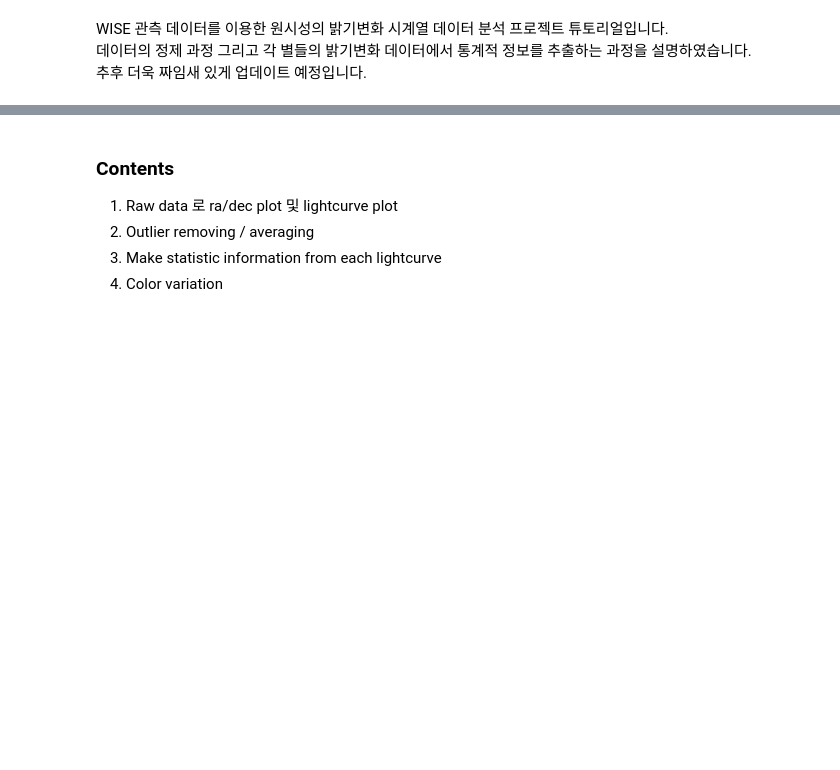
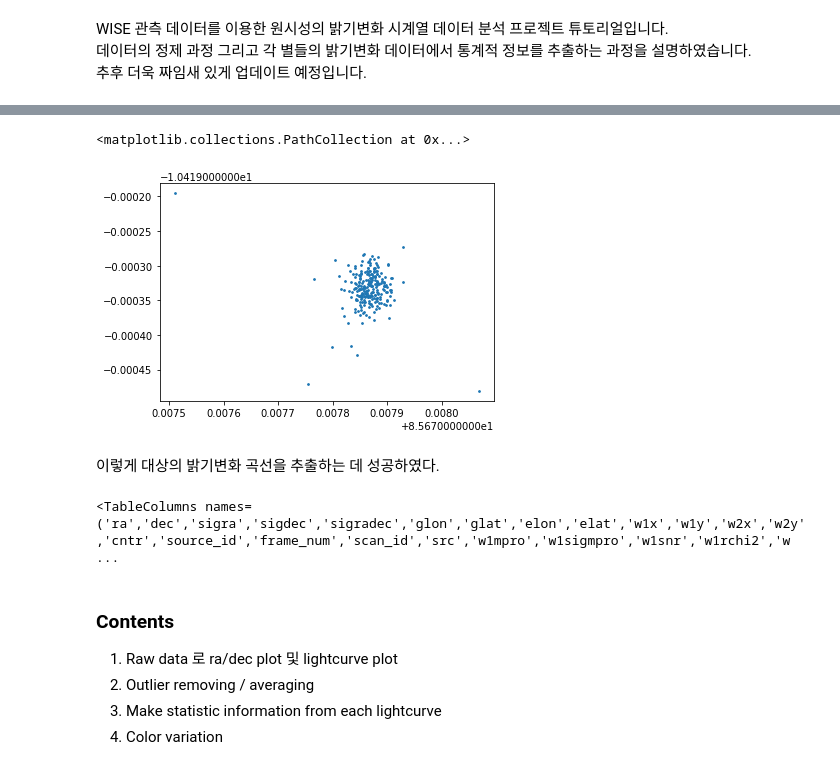
Before and after one commit to hoeen/WISE_YSO_variability_analysis, a Jupyter notebook: WISE YSO variability analysis_tutorial.ipynb, the cells around one changed output, grey strips where cells are left out. Saved outputs shown, nothing was run; the diff lists cells and outputs as text; code cells hidden in the pictures; blank space fills up the shorter version.

```diff
--- a/WISE YSO variability analysis_tutorial.ipynb
+++ b/WISE YSO variability analysis_tutorial.ipynb
@@ -9,3 +115,16 @@ WISE 관측 데이터를 이용한 원시성의 밝기변화 시계열 데이터
+# %%
+plt.scatter(tab.to_pandas().ra, tab.to_pandas().dec, s=3)
+# %% [output]
+<matplotlib.collections.PathCollection at 0x...>
+[figure, added]
+# %% [markdown]
+이렇게 대상의 밝기변화 곡선을 추출하는 데 성공하였다.
+# %%
+# MJD mag magerr filter flag distance ra dec
+tab.columns
+mjd, w1mag, w1sigm, w2mag, w2sigm, qual_frame, ra, dec
+# %% [output]
+<TableColumns names=('ra','dec','sigra','sigdec','sigradec','glon','glat','elon','elat','w1x','w1y','w2x','w2y','cntr','source_id','frame_num','scan_id','src','w1mpro','w1sigmpro','w1snr','w1rchi2','w ...
 # %% [markdown]
 ### Contents
 1. Raw data 로 ra/dec plot 및 lightcurve plot
```
Also changed, not shown: parts of 6 cells of this notebook, 1 other file.
